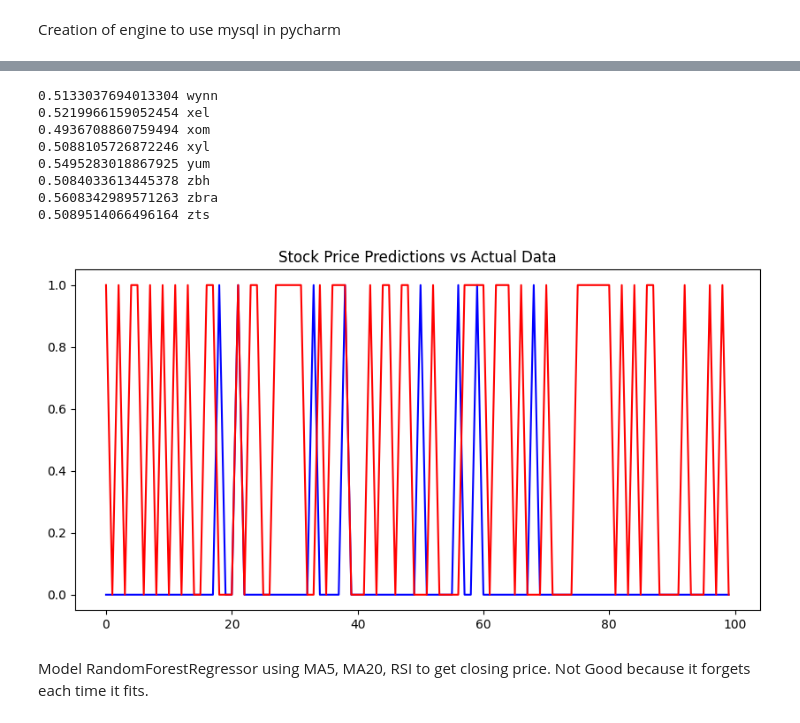
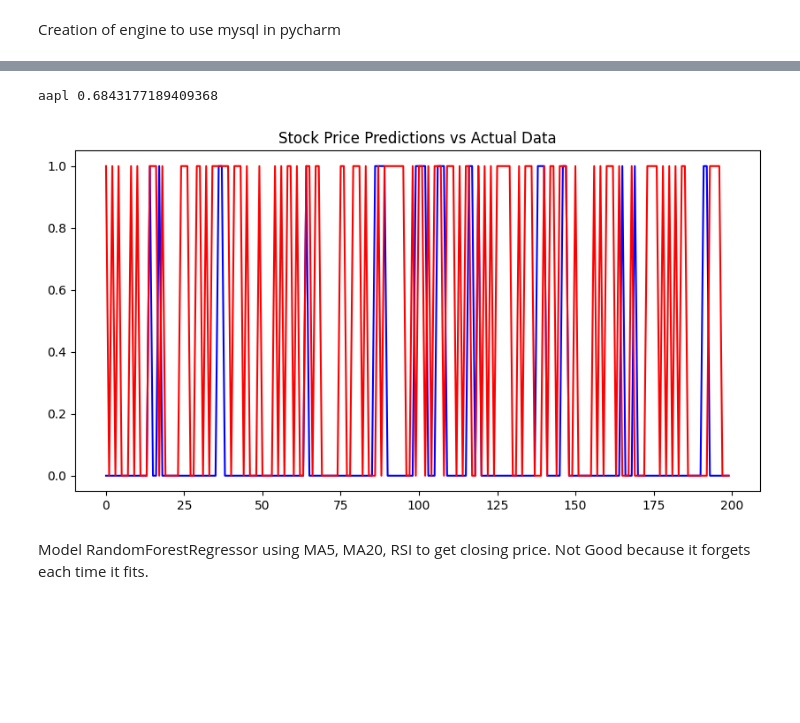
Before and after one commit to EmilianoDeLaGarzaVillarreal/TradingBot, a Jupyter notebook: sample.ipynb, the cells around one changed output, grey strips where cells are left out. Cells and saved outputs as stored; diff of their text form; code cells hidden in the pictures; blank space fills up the shorter version.

Commit message:
commit after creating model.

```diff
--- a/sample.ipynb
+++ b/sample.ipynb
@@ -45,2 +110,19 @@ def reducedOnes(numpyArray):
+# %%
+def formPreds(X, y, model, t_s=0.33):
+    X_train, X_test, y_train, y_test = train_test_split(X, y, test_size=t_s, shuffle=False)
+    model.fit(X_train, y_train.values.ravel())
+    preds = model.predict_proba(X_test)[:,1]
+    preds[preds >= 0.6] = 1
+    preds[preds < 0.6] = 0
+    preds = pd.Series(preds, index=y_test.index, name='predictions', dtype='int')
+    combined = pd.concat([y_test, preds], axis=1)
+    return combined
+# %%
+def backTest(df, model, predictors):
+    X = df[predictors[0:-1]]
+    y = df[predictors[-1]]
+    preds = formPreds(X,y,model)
+    prec = precision_score(preds['Buy'], preds['predictions'])
+    return preds, prec
 # %%
 df = pd.DataFrame
@@ -133,14 +145,11 @@ for file in os.listdir(directory):
     z+=1
     if z == 1:
         continue
-    if z > 10:
+    if z > 2:
         break
     filename = os.fsdecode(file)
     filename = (filename[:-4]).lower()
     df = pd.read_sql('SELECT MA5, MA20, RSI, MACD, `Signal Line`,Buy FROM `%s`'%filename, con=eng)
     dfOne = pd.concat([df, dfOne], axis=0)
-features = ['MA5', 'MA20', 'RSI', 'MACD', 'Signal Line']
-X_train = dfOne[features]
-target = ['Buy']
-y_train = dfOne[target]
-model.fit(X_train, y_train.values.ravel())
+predictors = ['MA5', 'MA20', 'RSI', 'MACD', 'Signal Line', 'Buy']
+preds, prec = backTest(dfOne,model,predictors)
@@ -161,41 +181,25 @@ dfOne.describe()
-# %%
-z = 0
-df = pd.DataFrame
-directory = os.fsencode('data/SP500Data')
-for file in os.listdir(directory):
-    z += 1
-    if z <= 485:
-        continue
-    filename = os.fsdecode(file)
-    filename = (filename[:-4]).lower()
-    df = pd.read_sql('SELECT MA5, MA20, RSI, MACD, `Signal Line`,Buy FROM `%s`'%filename, con=eng)
-    features = ['MA5', 'MA20', 'RSI', 'MACD', 'Signal Line']
-    X_test = df[features]
-    target = ['Buy']
-    y_test = df[target]
-    y_pred = model.predict_proba(X_test)[:,1]
-    y_pred[y_pred >= 0.6] = 1
-    y_pred[y_pred < 0.6] = 0
-    prec = precision_score(y_test, y_pred)
-    print(prec, filename)
-# %% [output]
-0.5133037694013304 wynn
-0.5219966159052454 xel
-0.4936708860759494 xom
-0.5088105726872246 xyl
-0.5495283018867925 yum
-0.5084033613445378 zbh
-0.5608342989571263 zbra
-0.5089514066496164 zts
+# %%
+df = pd.read_sql('SELECT MA5, MA20, RSI, MACD, `Signal Line`, Buy FROM `a`', con=eng)
+features = ['MA5', 'MA20', 'RSI', 'MACD', 'Signal Line']
+X_test = df[features]
+target = ['Buy']
+y_test = df[target]
+y_pred = model.predict_proba(X_test)[:,1]
+y_pred[y_pred >= 0.6] = 1
+y_pred[y_pred < 0.6] = 0
+prec = precision_score(y_test, y_pred)
+print("aapl" , prec)
+# %% [output]
+aapl 0.6843177189409368
 # %%
-df = pd.read_sql('SELECT MA5, MA20, RSI, Buy FROM `a`')
+k = 200
 plt.figure(figsize=(10,5))
-plt.plot(range(len(y_pred[-100:])), y_pred[-100:], label='predictions', color='blue')
-plt.plot(range(len(y_test[-100:])), y_test[-100:], label='actual', color='red')
+plt.plot(range(k), preds['predictions'][-k:], label='predictions', color='blue')
+plt.plot(range(k), preds['Buy'][-k:], label='actual', color='red')
 plt.title('Stock Price Predictions vs Actual Data')
 plt.show()
 # %% [output]
-[figure, old version]
+[figure, new version]
 # %% [markdown]
 Model RandomForestRegressor using MA5, MA20, RSI to get closing price. Not Good because it forgets each time it fits.
 # %%
```
Also changed, not shown: parts of 11 cells of this notebook, 1 other file.
